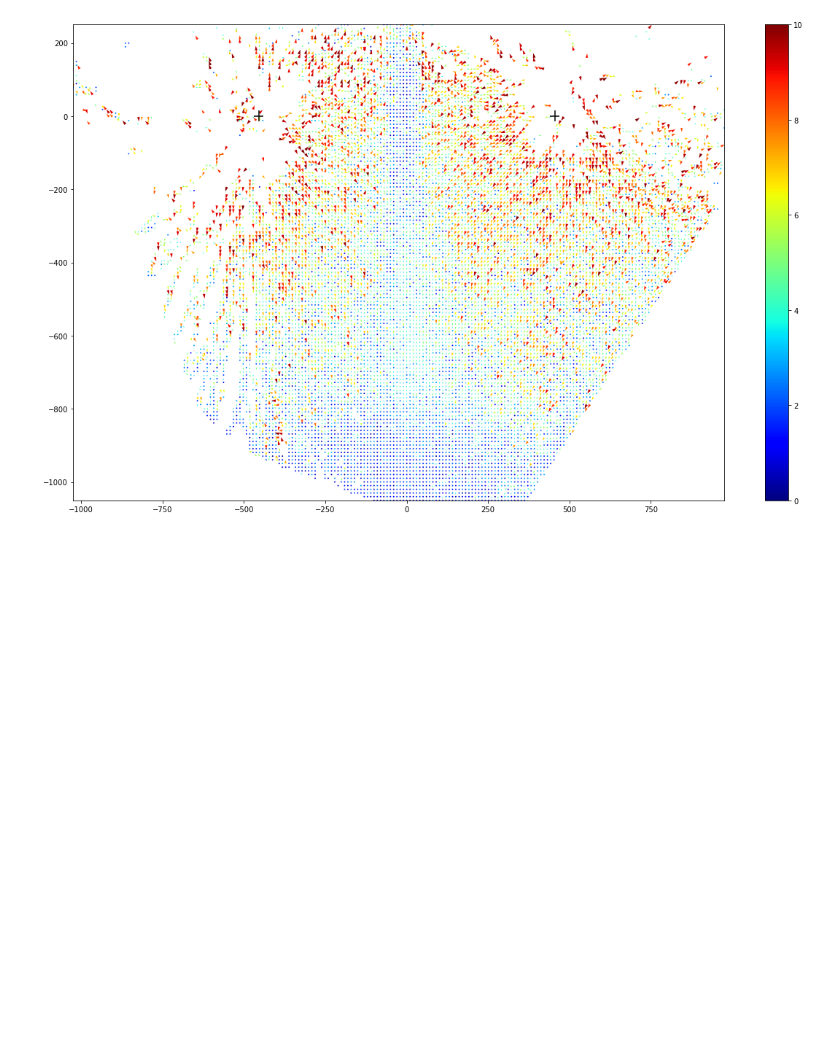
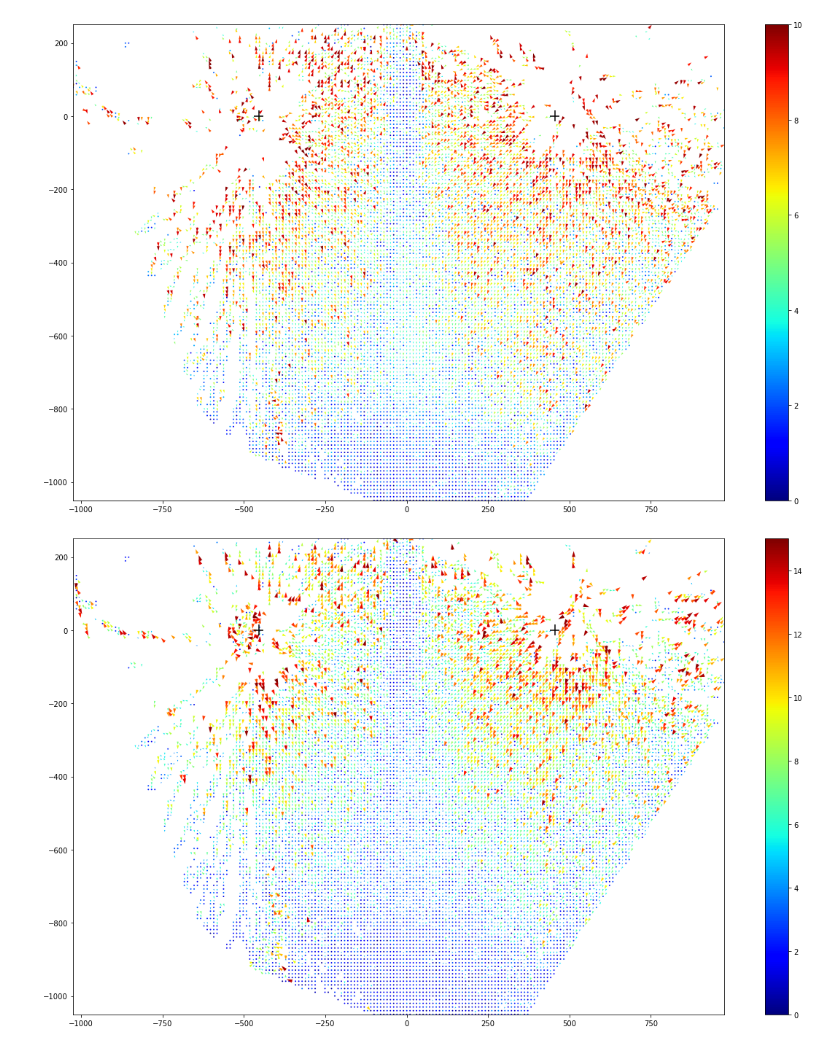
Before and after one commit to wakky927/master-pool, a Jupyter notebook: 20221028/post3_test.ipynb, the cells around one changed output. Drawn from its saved outputs; the diff is of its cells as text; code cells hidden in the pictures; blank space fills up the shorter version.

```diff
--- a/20221028/post3_test.ipynb
+++ b/20221028/post3_test.ipynb
@@ -14,6 +14,10 @@ with open(f'ptv_result_large.pickle', mode='rb') as fp:
     ptv_result = pickle.load(fp)
+# %%
+with open(f'ptv_result_large_high.pickle', mode='rb') as fp:
+    ptv_result2 = pickle.load(fp)
 # %%
 ptv_result = ptv_result.sort_values(by='y', ascending=True).values
+ptv_result2 = ptv_result2.sort_values(by='y', ascending=True).values
 # %%
 Grid_X, Grid_Y = 200, 130
 # %%
@@ -25,8 +29,13 @@ xx, yy = np.meshgrid(x, y)
 
 u = np.zeros([Grid_Y, Grid_X])
 v = np.zeros([Grid_Y, Grid_X])
+u2 = np.zeros([Grid_Y, Grid_X])
+v2 = np.zeros([Grid_Y, Grid_X])
+u3 = np.zeros([Grid_Y, Grid_X])
+v3 = np.zeros([Grid_Y, Grid_X])
 # %%
-sigma = 1.24 * np.sqrt(height*width / ptv_result.shape[0])
+sigma = 1.24 * np.sqrt(height * width / ptv_result.shape[0])
+sigma2 = 1.24 * np.sqrt(height * width / ptv_result2.shape[0])
 # %%
 for j in tqdm(range(0, Grid_Y)):
     upper_limit = ptv_result[np.where(ptv_result[:, 1] >= height // Grid_Y * j)]
@@ -73,3 +122,19 @@ plt.clim(0, 10)
 plt.show()
 # %% [output]
 [figure]
+# %%
+fig, ax = plt.subplots(figsize=(20, 12))
+plt.xlim(-1025, 975)
+plt.ylim(-1050, 250)
+ax.hlines(0, -440, -470, color='k')
+ax.vlines(-455, -15, 15, color='k')
+ax.hlines(0, 440, 470, color='k')
+ax.vlines(455, -15, 15, color='k')
+
+plt.quiver(xx-1025, -yy+250, u2, -v2, np.sqrt(u2**2 + v2**2), cmap="jet")
+
+plt.colorbar()
+plt.clim(0, 15)
+plt.show()
+# %% [output]
+[figure, added]
```
Also changed, not shown: parts of 3 cells of this notebook, 5 other files.
